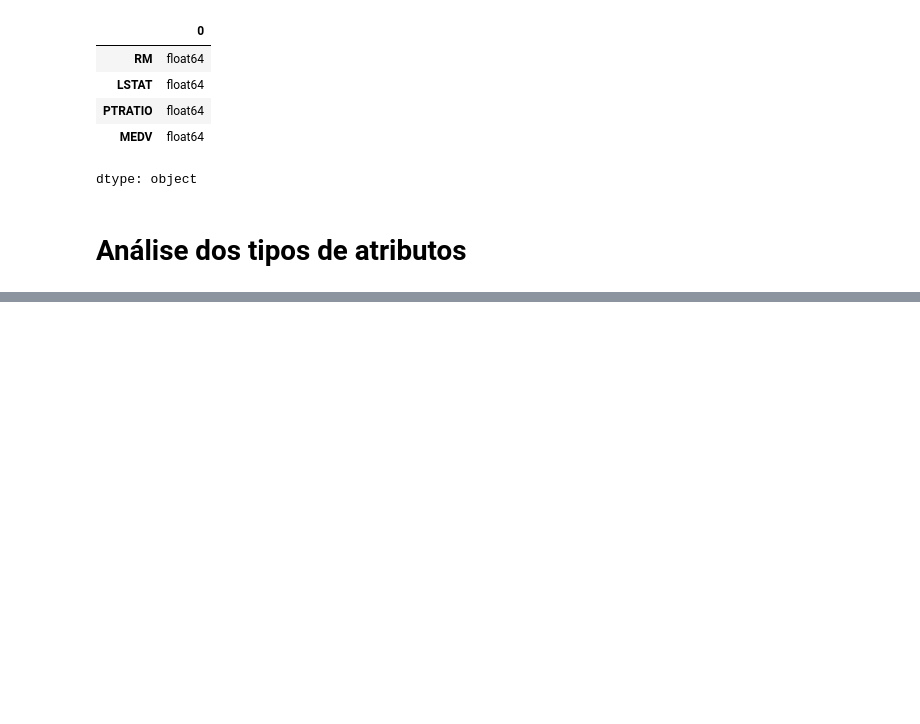
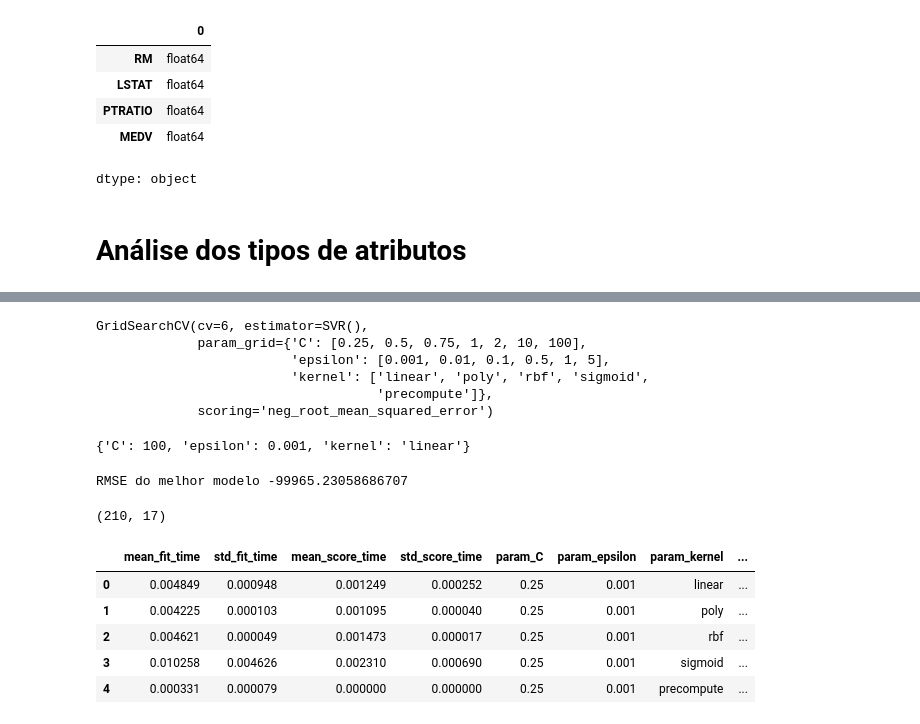
Before and after one commit to Gadugcc/Hiperparametros_SVM, a Jupyter notebook: Hiperparâmetros_Regressão.ipynb, the cells around one changed output, grey strips where cells are left out. Drawn from its saved outputs; the diff is of its cells as text; code cells hidden in the pictures; blank space fills up the shorter version.

```diff
--- a/Hiperparâmetros_Regressão.ipynb
+++ b/Hiperparâmetros_Regressão.ipynb
@@ -85,0 +225,53 @@ box.show()
+# %%
+param_grid = dict(
+    kernel = ["linear","poly","rbf","sigmoid","precompute"],
+    epsilon = [0.001,0.01,0.1,0.5,1,5],
+    C = [0.25,0.50,0.75,1,2,10,100]
+)
+# %%
+# Gerando o modelo
+svr = SVR()
+# %%
+#Configurando a procura
+grid_search = GridSearchCV(
+    svr,
+    param_grid,
+    cv=6,
+    scoring="neg_root_mean_squared_error",
+
+)
+# %%
+# Configurando os melhores hiperparâmetros
+
+grid_search.fit(x_treino,y_treino)
+# %% [output]
+GridSearchCV(cv=6, estimator=SVR(),
+             param_grid={'C': [0.25, 0.5, 0.75, 1, 2, 10, 100],
+                         'epsilon': [0.001, 0.01, 0.1, 0.5, 1, 5],
+                         'kernel': ['linear', 'poly', 'rbf', 'sigmoid',
+                                    'precompute']},
+             scoring='neg_root_mean_squared_error')
+# %%
+grid_search.best_params_
+# %% [output]
+{'C': 100, 'epsilon': 0.001, 'kernel': 'linear'}
+# %%
+# RMSE do melhor modelo
+
+print(f"RMSE do melhor modelo {grid_search.best_score_}")
+# %% [output]
+RMSE do melhor modelo -99965.23058686707
+# %%
+# Relação dos dados para todos os modelos
+
+resultados = pd.DataFrame(grid_search.cv_results_)
+print(resultados.shape)
+resultados.head()
+# %% [output]
+(210, 17)
+|  | mean_fit_time | std_fit_time | mean_score_time | std_score_time | param_C | param_epsilon | param_kernel | ... |
+| 0 | 0.004849 | 0.000948 | 0.001249 | 0.000252 | 0.25 | 0.001 | linear | ... |
+| 1 | 0.004225 | 0.000103 | 0.001095 | 0.000040 | 0.25 | 0.001 | poly | ... |
+| 2 | 0.004621 | 0.000049 | 0.001473 | 0.000017 | 0.25 | 0.001 | rbf | ... |
+| 3 | 0.010258 | 0.004626 | 0.002310 | 0.000690 | 0.25 | 0.001 | sigmoid | ... |
+| 4 | 0.000331 | 0.000079 | 0.000000 | 0.000000 | 0.25 | 0.001 | precompute | ... |
```
Also changed, not shown: parts of 43 cells of this notebook.
